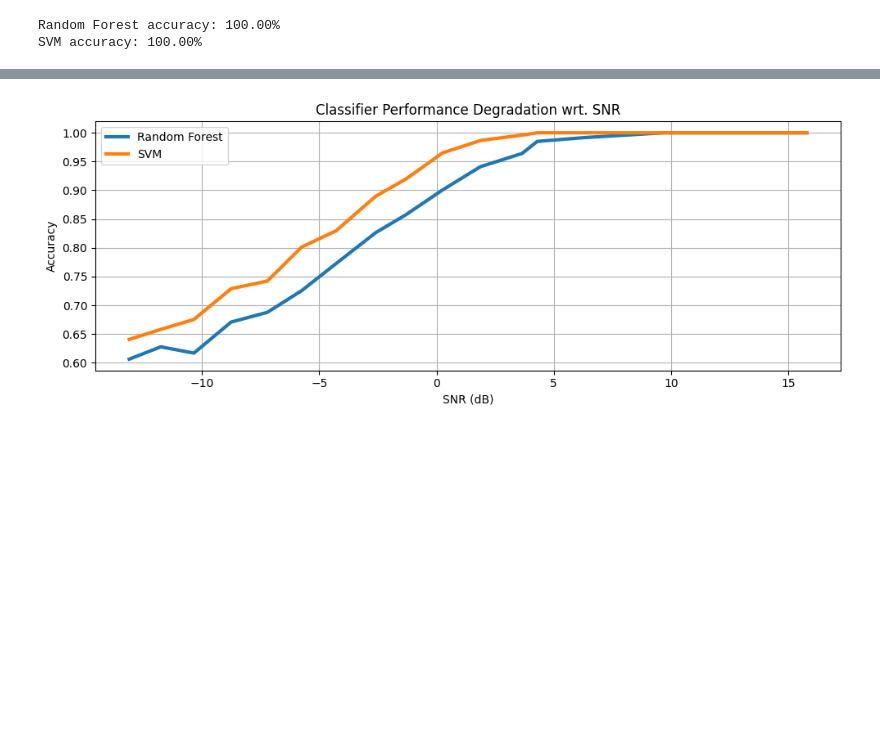
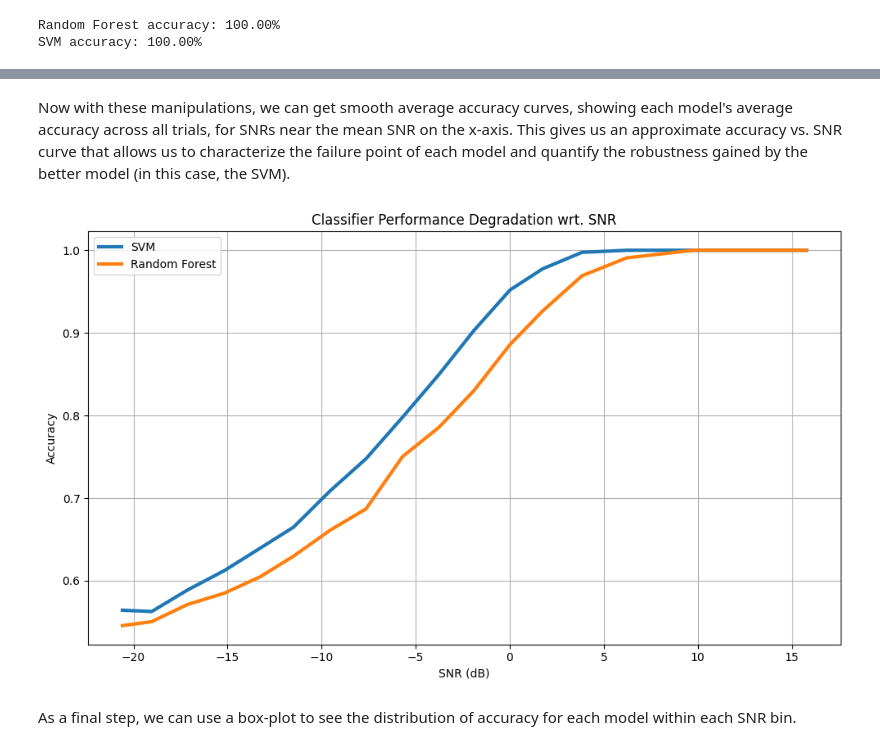
Before and after one commit to ruc-practical-ai/fall-2024-class-06, a Jupyter notebook: notebooks/00_understanding_signal_to_noise_ratio.ipynb, the cells around one changed output, grey strips where cells are left out. Saved outputs shown, nothing was run; the diff lists cells and outputs as text; code cells hidden in the pictures; blank space fills up the shorter version.

```diff
--- a/notebooks/00_understanding_signal_to_noise_ratio.ipynb
+++ b/notebooks/00_understanding_signal_to_noise_ratio.ipynb
@@ -228,25 +356,29 @@ df["Accuracy Mean"] = df.groupby(["SNR (dB) Binned", "Model"], observed=True)[
 ].transform("mean")
 
 df.sort_values(by="SNR (dB) Mean", inplace=True)
+# %% [markdown]
+Now with these manipulations, we can get smooth average accuracy curves, showing each model's average accuracy across all trials, for SNRs near the mean SNR on the x-axis. This gives us an approximate accuracy vs. SNR curve that allows us to characterize the failure point of each model and quantify the robustness gained by the better model (in this case, the SVM).
 # %%
-plt.figure(figsize=(10, 4))
+plt.figure(figsize=(10, 6))
+plt.plot(
+    df[df["Model"] == "SVM"]["SNR (dB) Mean"],
+    df[df["Model"] == "SVM"]["Accuracy Mean"],
+    linewidth="3",
+)
 plt.plot(
     df[df["Model"] == "RF"]["SNR (dB) Mean"],
     df[df["Model"] == "RF"]["Accuracy Mean"],
     linewidth="3",
 )
-plt.plot(
-    df[df["Model"] == "SVM"]["SNR (dB) Mean"],
-    df[df["Model"] == "SVM"]["Accuracy Mean"],
-    linewidth="3",
-)
 plt.title("Classifier Performance Degradation wrt. SNR")
-plt.legend(("Random Forest", "SVM"))
+plt.legend(("SVM", "Random Forest"))
 plt.xlabel("SNR (dB)")
 plt.ylabel("Accuracy")
 plt.grid(True)
 plt.tight_layout()
 plt.show()
 # %% [output]
-[figure, old version]
+[figure, new version]
+# %% [markdown]
+As a final step, we can use a box-plot to see the distribution of accuracy for each model within each SNR bin.
 # %%
```
Also changed, not shown: parts of 29 cells of this notebook.
